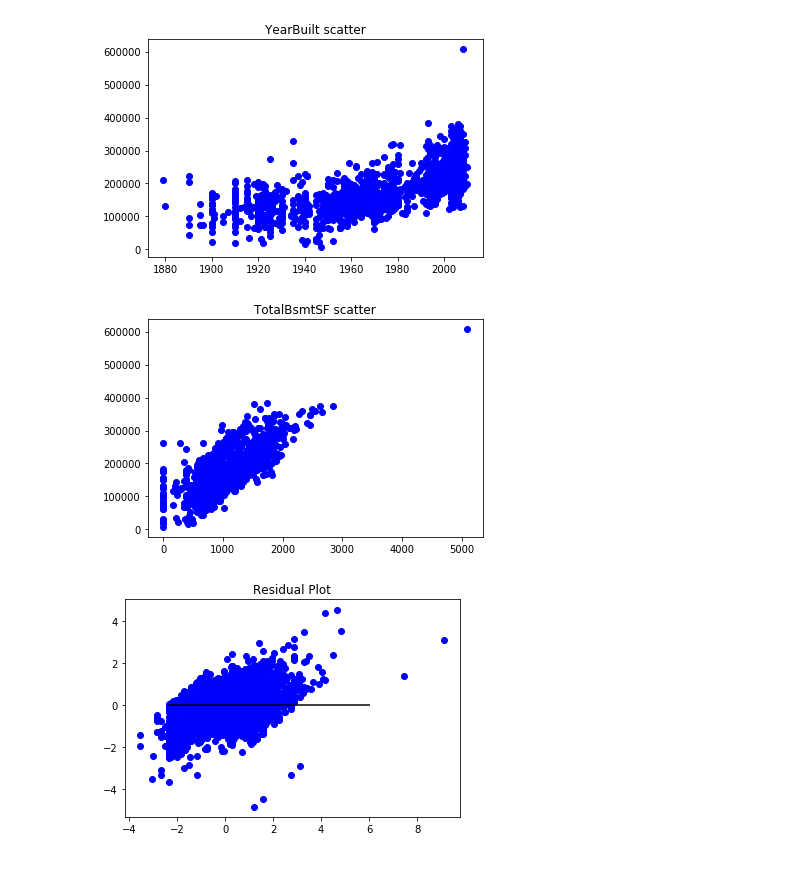
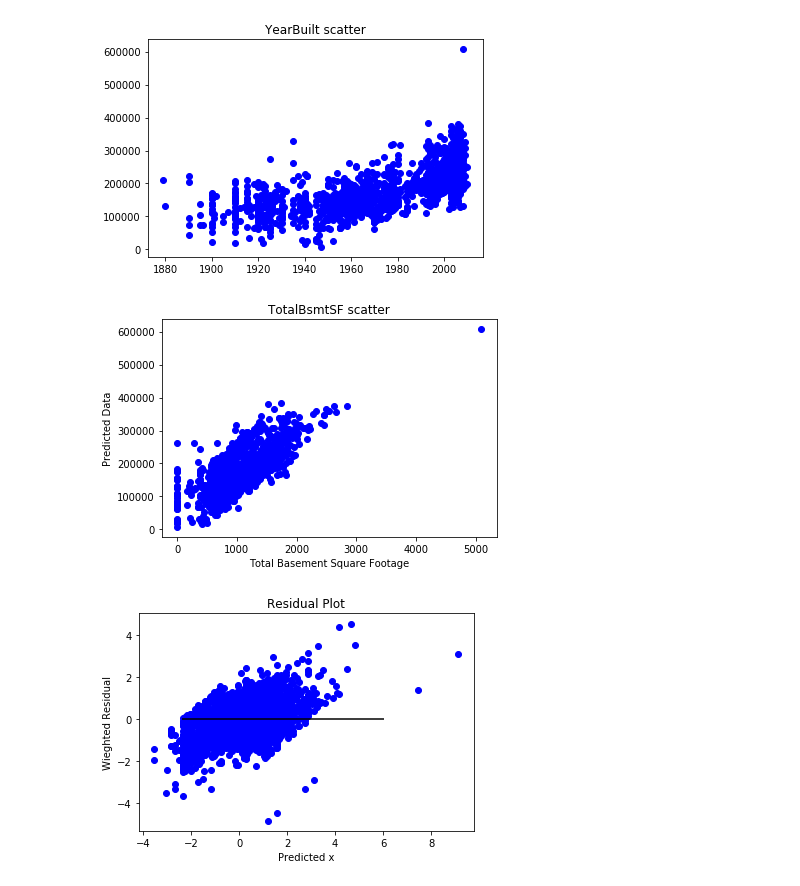
Before and after one commit to crobertson24/Final-Project, a Jupyter notebook: Housing linear regression.ipynb, the cells around one changed output. Drawn from its saved outputs; the diff is of its cells as text; code cells hidden in the pictures.

```diff
--- a/Housing linear regression.ipynb
+++ b/Housing linear regression.ipynb
@@ -283,9 +297,11 @@ plt.show()
 # %%
 plt.scatter(X["TotalBsmtSF"] ,Ridge_test_predictions , c="blue", label="Predicted Data")
 plt.title("TotalBsmtSF scatter")
+plt.xlabel('Total Basement Square Footage')
+plt.ylabel('Predicted Data')
 plt.show()
 # %% [output]
-[figure, old version]
+[figure, new version]
 # %%
 ridge = Ridge(alpha=.01).fit(X_train_scaled, y_train_scaled)
 X_scaler = StandardScaler().fit(X)
@@ -294,7 +310,9 @@ Ridge_test_predictions_scaled = ridge.predict(X_test_scaled)
 # %%
 plt.scatter(X_test_scaled , X_test_scaled - Ridge_test_predictions_scaled , c="blue", label="Predicted Data")
 plt.hlines(y=0, xmin=Ridge_test_predictions_scaled.min(), xmax=Ridge_test_predictions_scaled.max())
 plt.title("Residual Plot")
+plt.xlabel('Predicted x')
+plt.ylabel('Wieghted Residual')
 plt.show()
 # %% [output]
-[figure, old version]
+[figure, new version]
```
Also changed, not shown: parts of 9 cells of this notebook.
